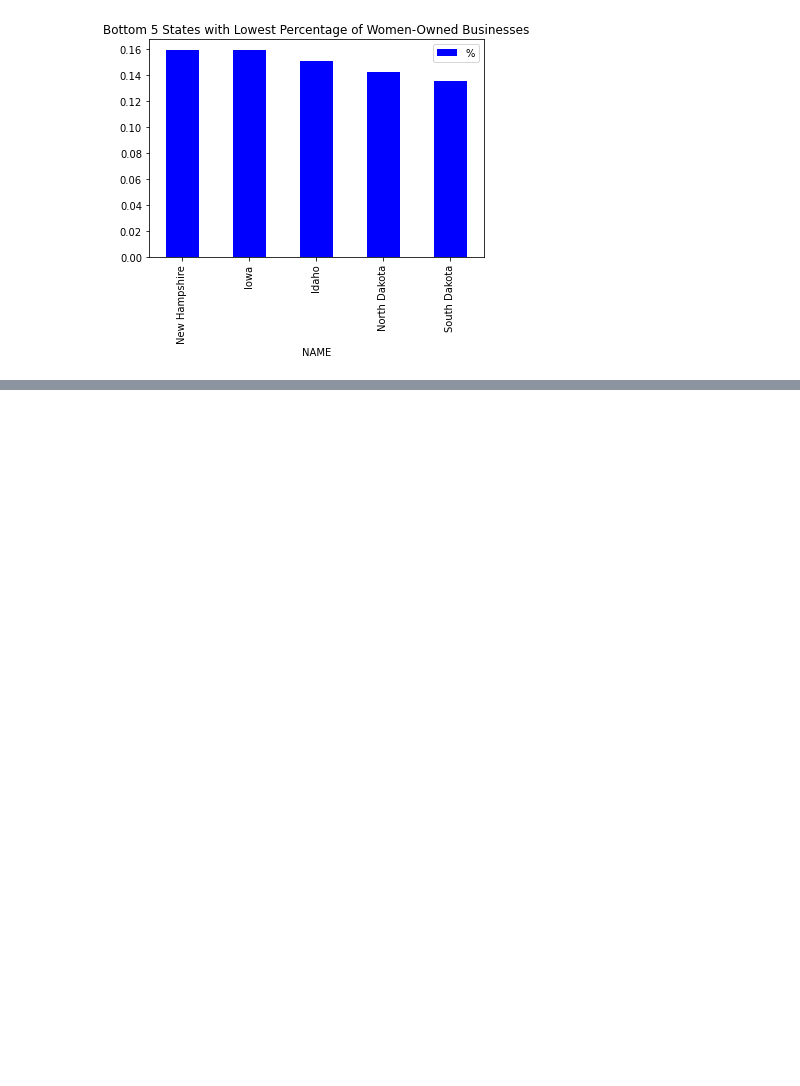
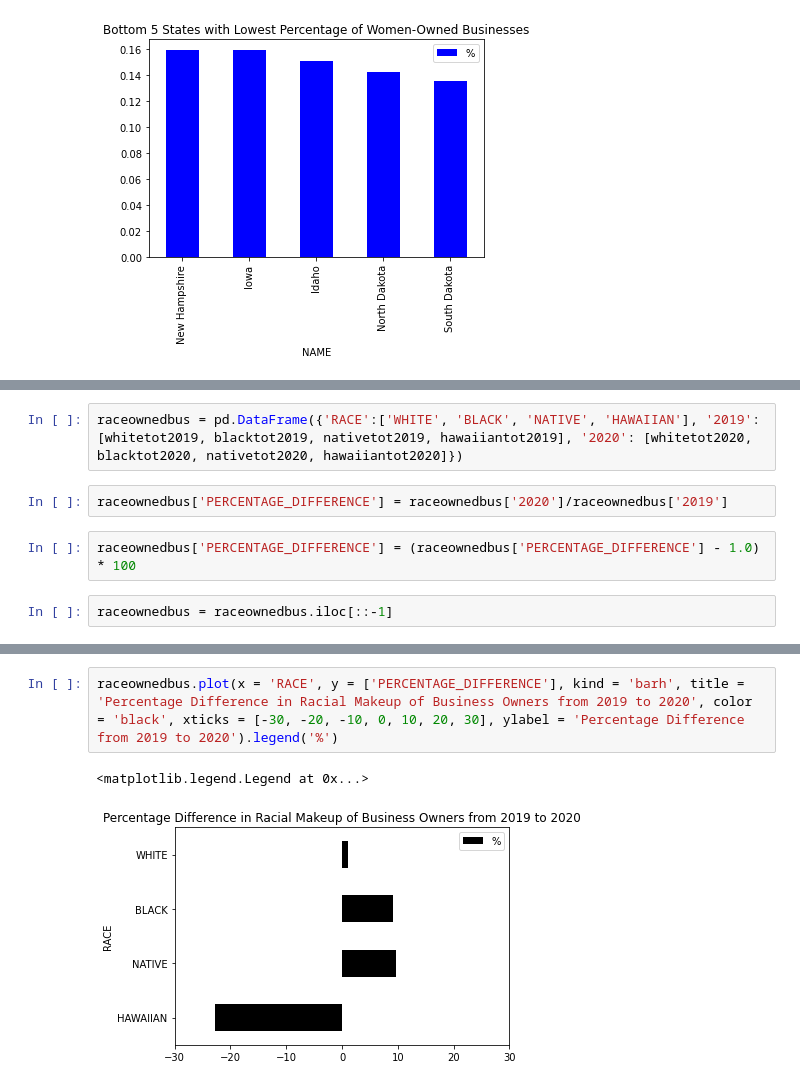
Before and after one commit to ColeBallard/census-api-data-abs, a Jupyter notebook: ETL.ipynb, the cells around one changed output, grey strips where cells are left out. Saved outputs shown, nothing was run; the diff lists cells and outputs as text; blank space fills up the shorter version.

```diff
--- a/ETL.ipynb
+++ b/ETL.ipynb
@@ -103,0 +136,8 @@ botwomenownedbus.plot(x = 'NAME', y = 'PERCENTAGE_WOMEN_OWNED', kind = 'bar', ti
+# %%
+raceownedbus = pd.DataFrame({'RACE':['WHITE', 'BLACK', 'NATIVE', 'HAWAIIAN'], '2019':[whitetot2019, blacktot2019, nativetot2019, hawaiiantot2019], '2020': [whitetot2020, blacktot2020, nativetot2020, hawaiiantot2020]})
+# %%
+raceownedbus['PERCENTAGE_DIFFERENCE'] = raceownedbus['2020']/raceownedbus['2019']
+# %%
+raceownedbus['PERCENTAGE_DIFFERENCE'] = (raceownedbus['PERCENTAGE_DIFFERENCE'] - 1.0) * 100
+# %%
+raceownedbus = raceownedbus.iloc[::-1]
@@ -103,0 +152,5 @@ botwomenownedbus.plot(x = 'NAME', y = 'PERCENTAGE_WOMEN_OWNED', kind = 'bar', ti
+# %%
+raceownedbus.plot(x = 'RACE', y = ['PERCENTAGE_DIFFERENCE'], kind = 'barh', title = 'Percentage Difference in Racial Makeup of Business Owners from 2019 to 2020', color = 'black', xticks = [-30, -20, -10, 0, 10, 20, 30], ylabel = 'Percentage Difference from 2019 to 2020').legend('%')
+# %% [output]
+<matplotlib.legend.Legend at 0x...>
+[figure, added]
```
Also changed, not shown: parts of 13 cells of this notebook.
